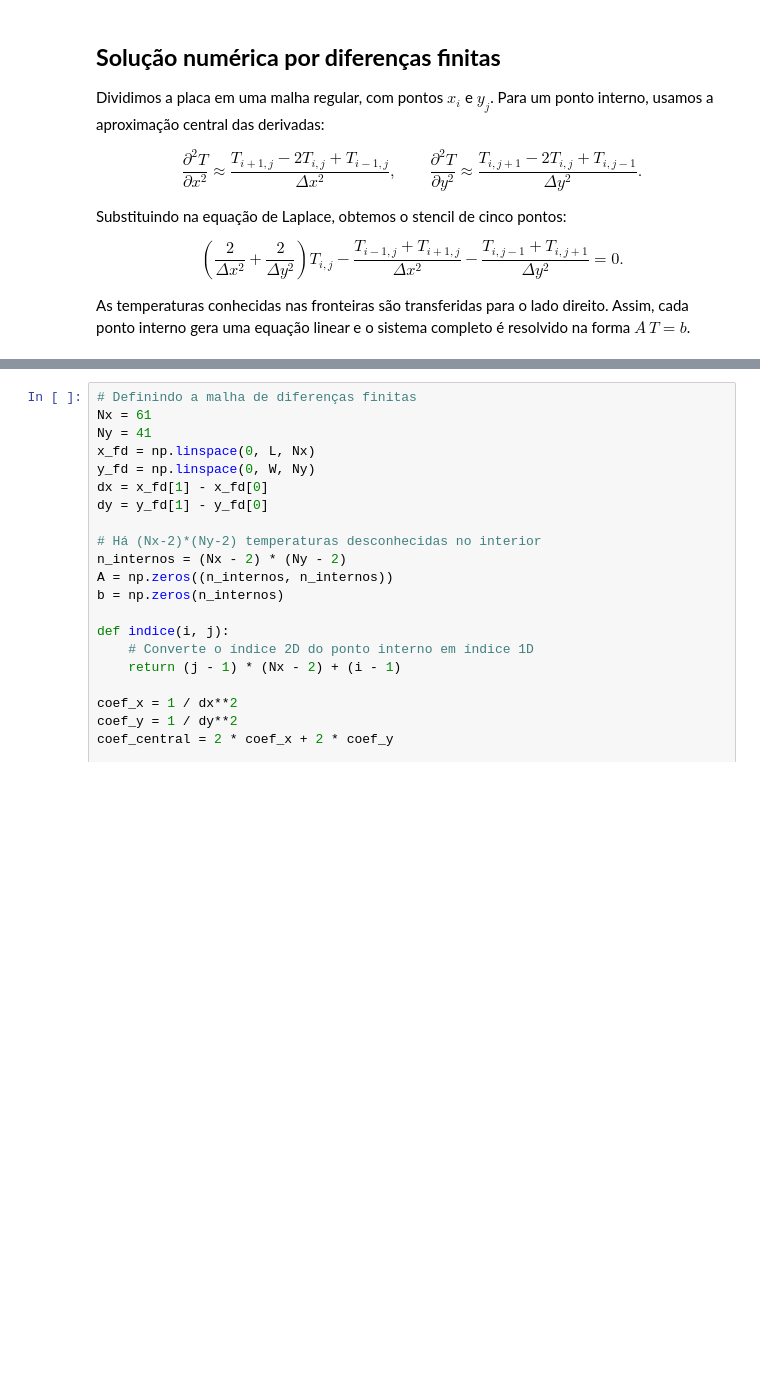
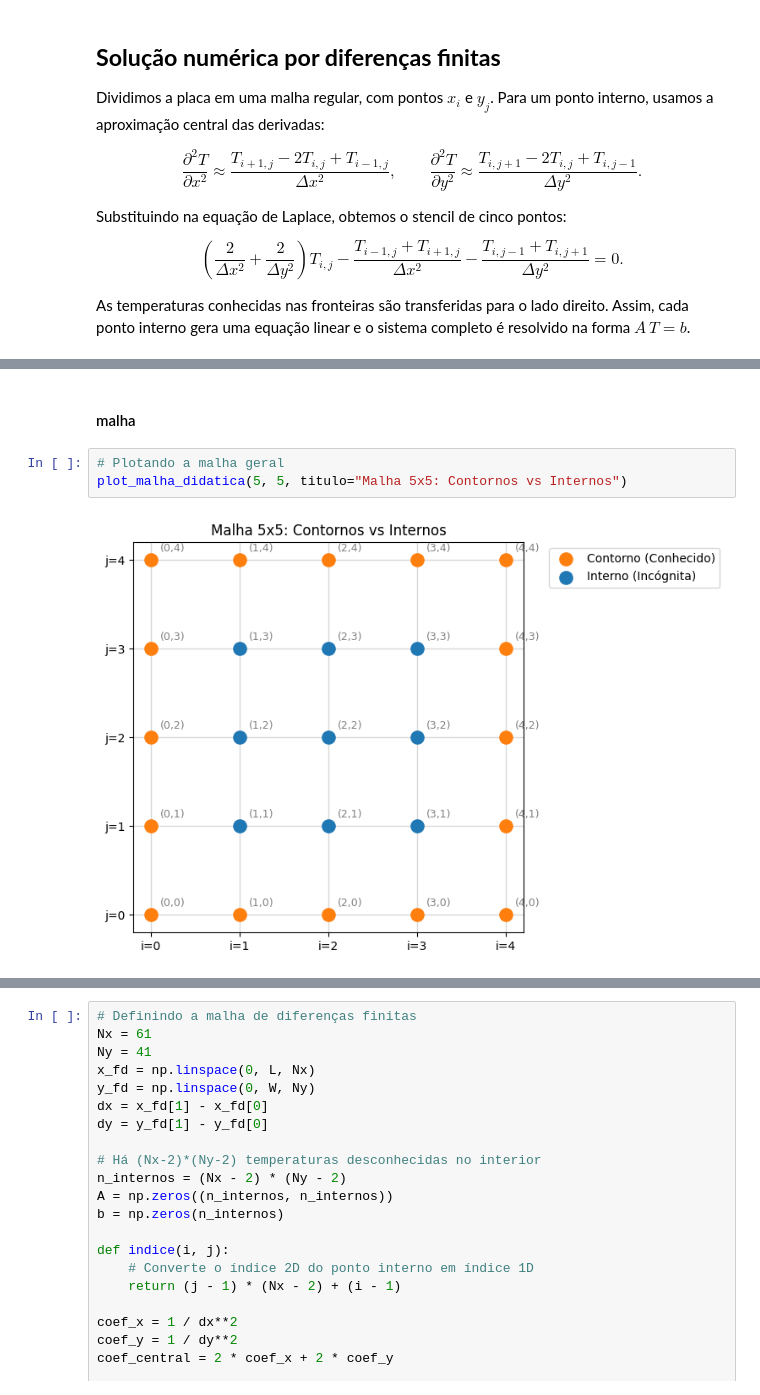
Before and after one commit to Paulo-de-Souza/HeatTransferPINN, a Jupyter notebook: Aulas_Notebooks/Aula03/Aula03_Parte2_2D_Estacionario.ipynb, the cells around one changed output, grey strips where cells are left out. Drawn from its saved outputs; the diff is of its cells as text; blank space fills up the shorter version.

```diff
--- a/Aulas_Notebooks/Aula03/Aula03_Parte2_2D_Estacionario.ipynb
+++ b/Aulas_Notebooks/Aula03/Aula03_Parte2_2D_Estacionario.ipynb
@@ -169,0 +250,7 @@ As temperaturas conhecidas nas fronteiras são transferidas para o lado direito.
+# %% [markdown]
+#### malha
+# %%
+# Plotando a malha geral
+plot_malha_didatica(5, 5, titulo="Malha 5x5: Contornos vs Internos")
+# %% [output]
+[figure, added]
```
Also changed, not shown: parts of 15 cells of this notebook.
